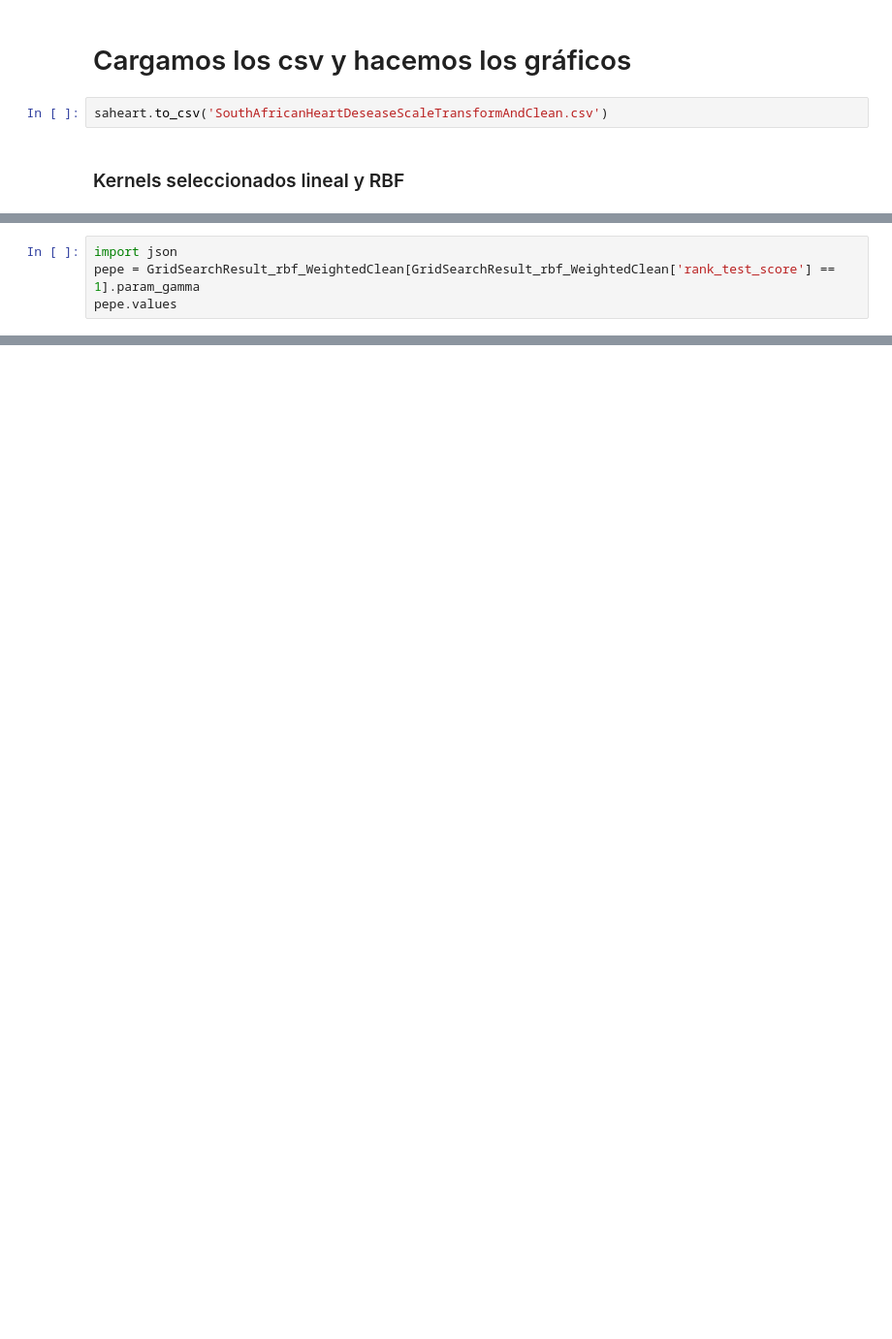
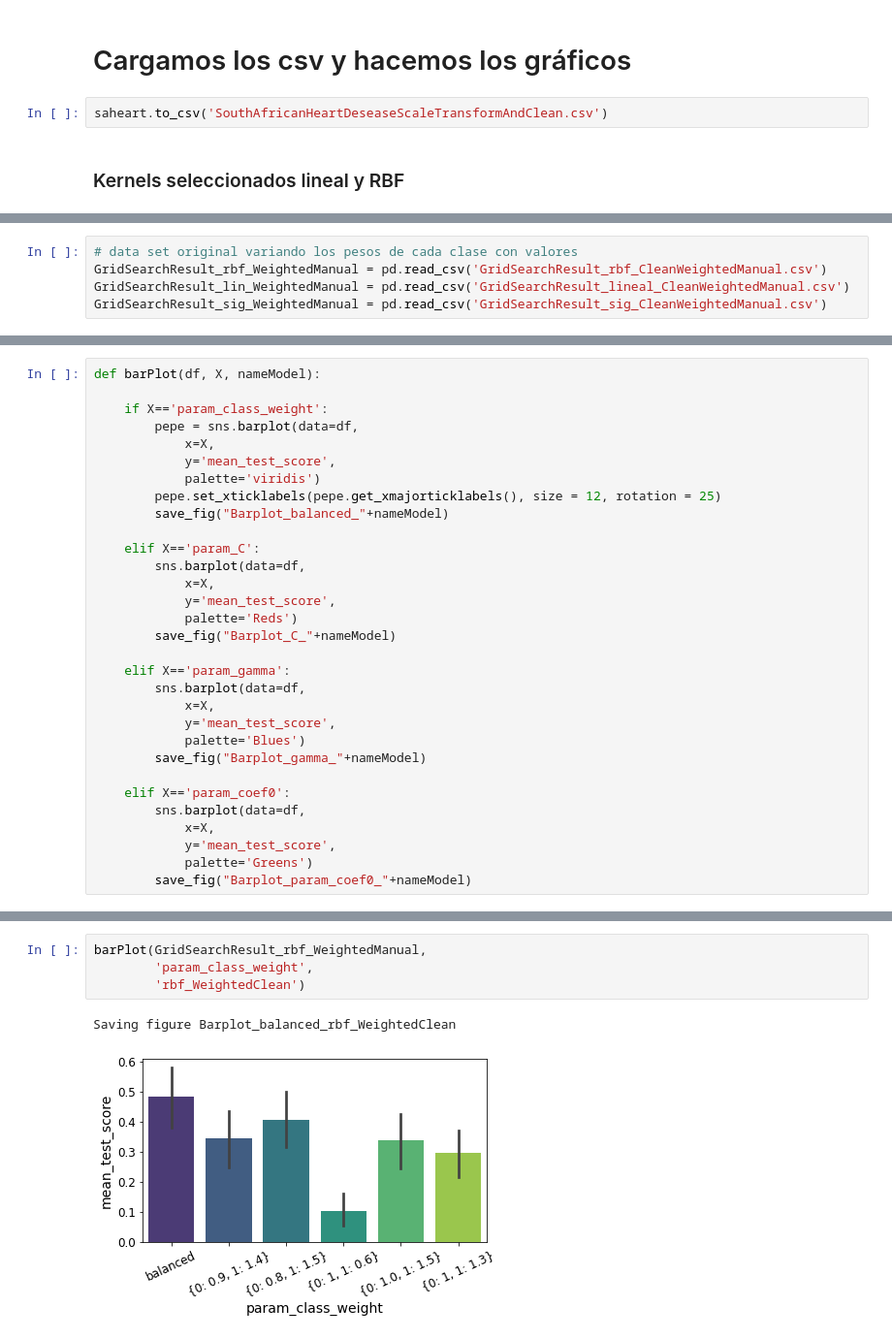
Before and after one commit to eveolsza/TP3--Support-Vector-Machines_Decision-Trees, a Jupyter notebook: TP3.ipynb, the cells around one changed output, grey strips where cells are left out. Shown at 97% size. Cells and saved outputs as stored; diff of their text form; blank space fills up the shorter version.

```diff
--- a/TP3.ipynb
+++ b/TP3.ipynb
@@ -491,4 +469,0 @@ GridSearchResult_sig_Weighted = pd.read_csv('GridSearchResult_sig_Weighted.csv')
-# %%
-import json
-pepe = GridSearchResult_rbf_WeightedClean[GridSearchResult_rbf_WeightedClean['rank_test_score'] == 1].param_gamma
-pepe.values
@@ -846,0 +475,5 @@ plot_confusion_matrix(svc, X_test, y_test)
+# %%
+# data set original variando los pesos de cada clase con valores
+GridSearchResult_rbf_WeightedManual = pd.read_csv('GridSearchResult_rbf_CleanWeightedManual.csv')
+GridSearchResult_lin_WeightedManual = pd.read_csv('GridSearchResult_lineal_CleanWeightedManual.csv')
+GridSearchResult_sig_WeightedManual = pd.read_csv('GridSearchResult_sig_CleanWeightedManual.csv')
@@ -846,0 +486,31 @@ plot_confusion_matrix(svc, X_test, y_test)
+# %%
+def barPlot(df, X, nameModel):
+
+    if X=='param_class_weight':
+        pepe = sns.barplot(data=df,
+            x=X,
+            y='mean_test_score',
+            palette='viridis')
+        pepe.set_xticklabels(pepe.get_xmajorticklabels(), size = 12, rotation = 25)
+        save_fig("Barplot_balanced_"+nameModel)
+
+    elif X=='param_C':
+        sns.barplot(data=df,
+            x=X,
+            y='mean_test_score',
+            palette='Reds')
+        save_fig("Barplot_C_"+nameModel)
+
+    elif X=='param_gamma':
+        sns.barplot(data=df,
+            x=X,
+            y='mean_test_score',
+            palette='Blues')
+        save_fig("Barplot_gamma_"+nameModel)
+
+    elif X=='param_coef0':
+        sns.barplot(data=df,
+            x=X,
+            y='mean_test_score',
+            palette='Greens')
+        save_fig("Barplot_param_coef0_"+nameModel)
@@ -846,0 +563,7 @@ plot_confusion_matrix(svc, X_test, y_test)
+# %%
+barPlot(GridSearchResult_rbf_WeightedManual,
+        'param_class_weight',
+        'rbf_WeightedClean')
+# %% [output]
+Saving figure Barplot_balanced_rbf_WeightedClean
+[figure, added]
```
Also changed, not shown: parts of 83 cells of this notebook, 57 other files.
